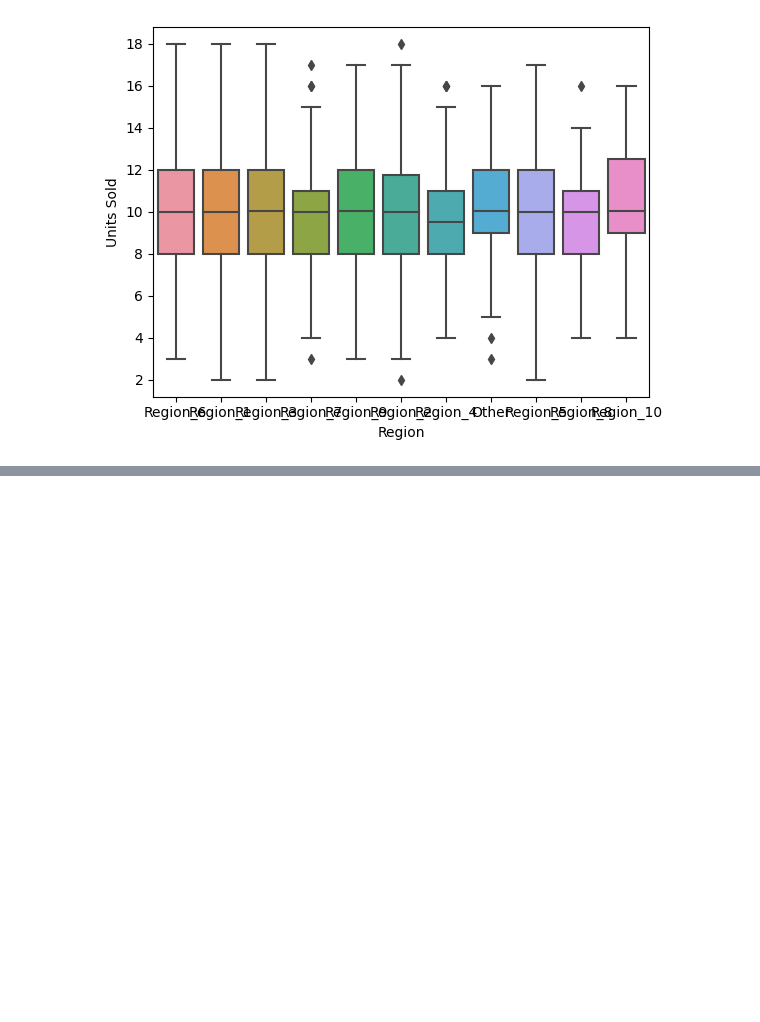
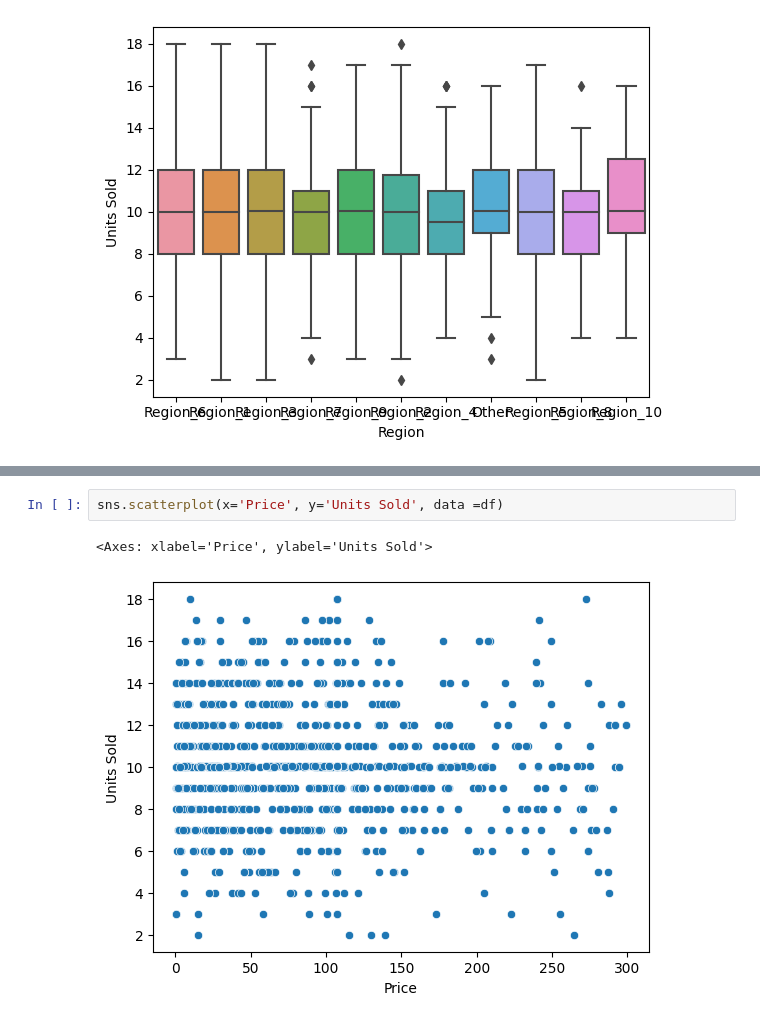
Before and after one commit to CodyDong/schulich_data_science, a Jupyter notebook: assignment1.ipynb, the cells around one changed output, grey strips where cells are left out. Drawn from its saved outputs; the diff is of its cells as text; blank space fills up the shorter version.

```diff
--- a/assignment1.ipynb
+++ b/assignment1.ipynb
@@ -243,0 +129,5 @@ group_by_region.sort_values('mean', ascending = False)
+# %%
+sns.scatterplot(x='Price', y='Units Sold', data =df)
+# %% [output]
+<Axes: xlabel='Price', ylabel='Units Sold'>
+[figure, added]
```
Also changed, not shown: parts of 13 cells of this notebook.
